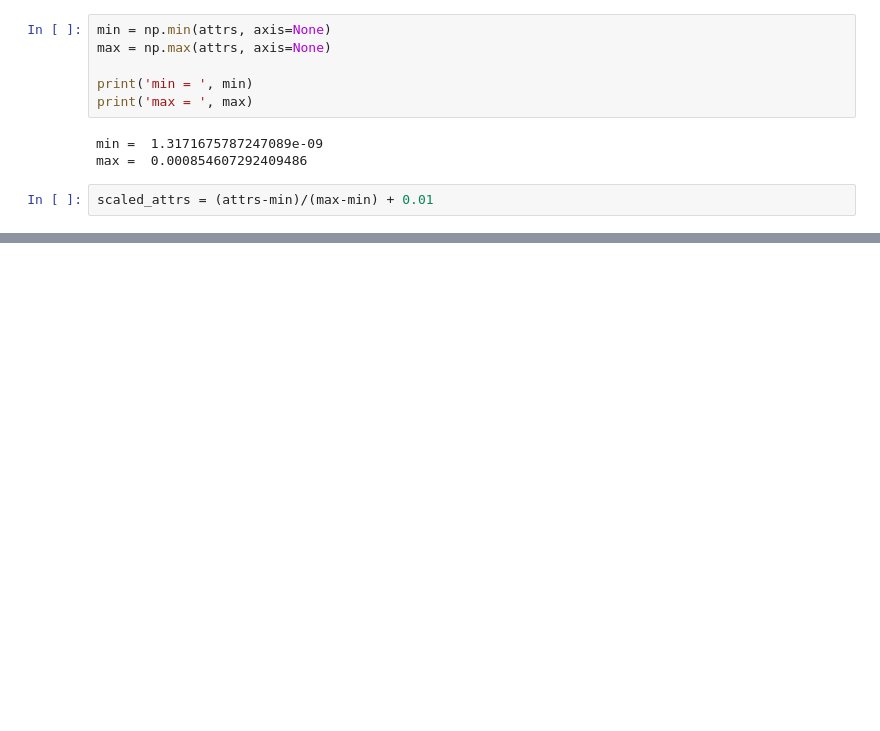
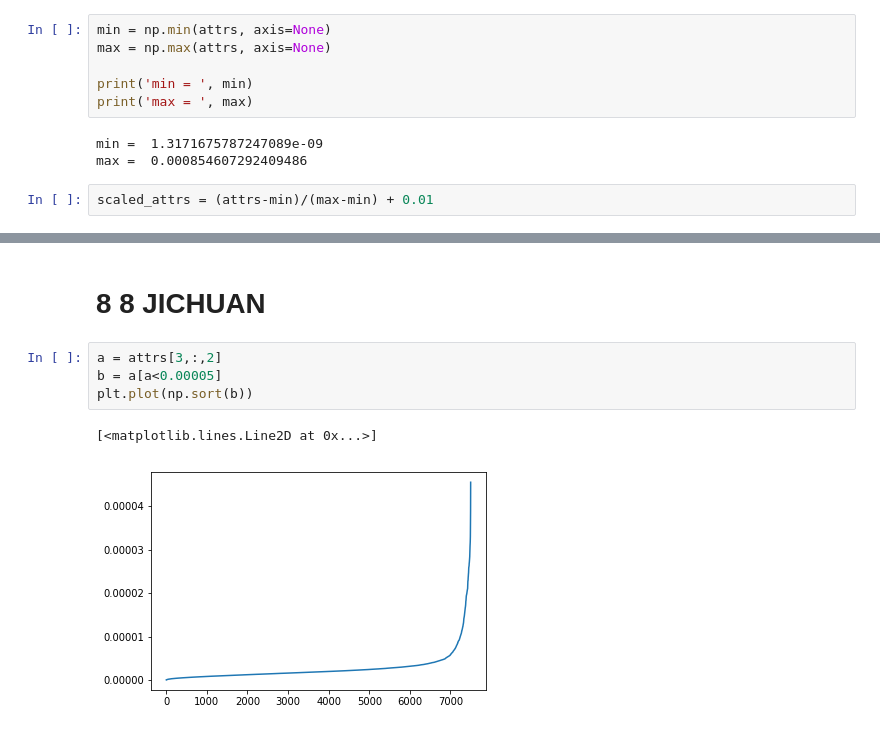
Before and after one commit to sammer1107/ML-DataAnalysis, a Jupyter notebook: bigdata/ThuBigData.ipynb, the cells around one changed output, grey strips where cells are left out. Cells and saved outputs as stored; diff of their text form; blank space fills up the shorter version.

```diff
--- a/bigdata/ThuBigData.ipynb
+++ b/bigdata/ThuBigData.ipynb
@@ -53,0 +62,9 @@ for xls in os.listdir('sample_data/'):
+# %% [markdown]
+# 8 8 JICHUAN
+# %%
+a = attrs[3,:,2]
+b = a[a<0.00005]
+plt.plot(np.sort(b))
+# %% [output]
+[<matplotlib.lines.Line2D at 0x...>]
+[figure, added]
```
Also changed, not shown: parts of 9 cells of this notebook, 2 other files.
